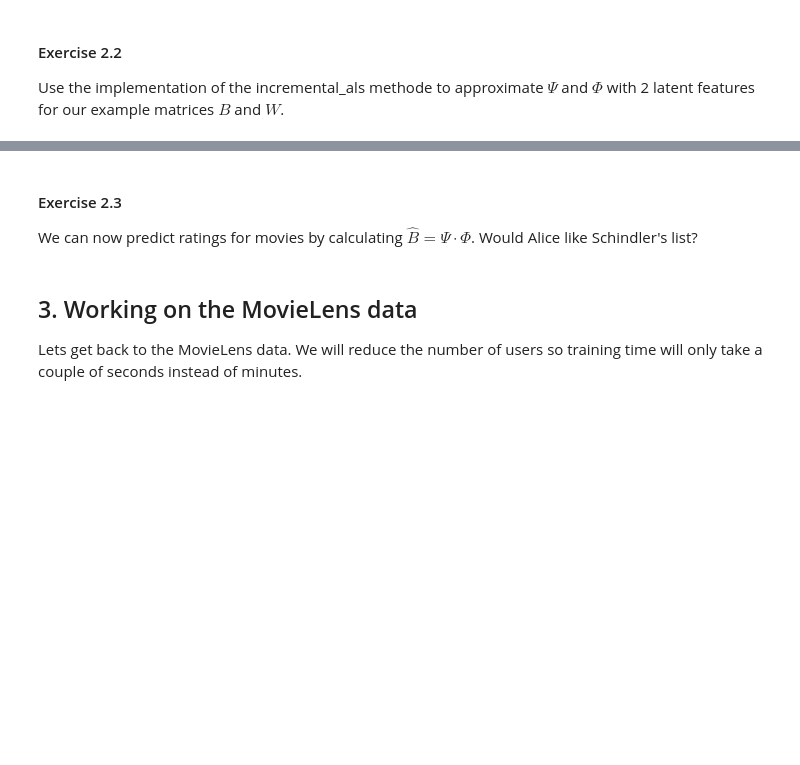
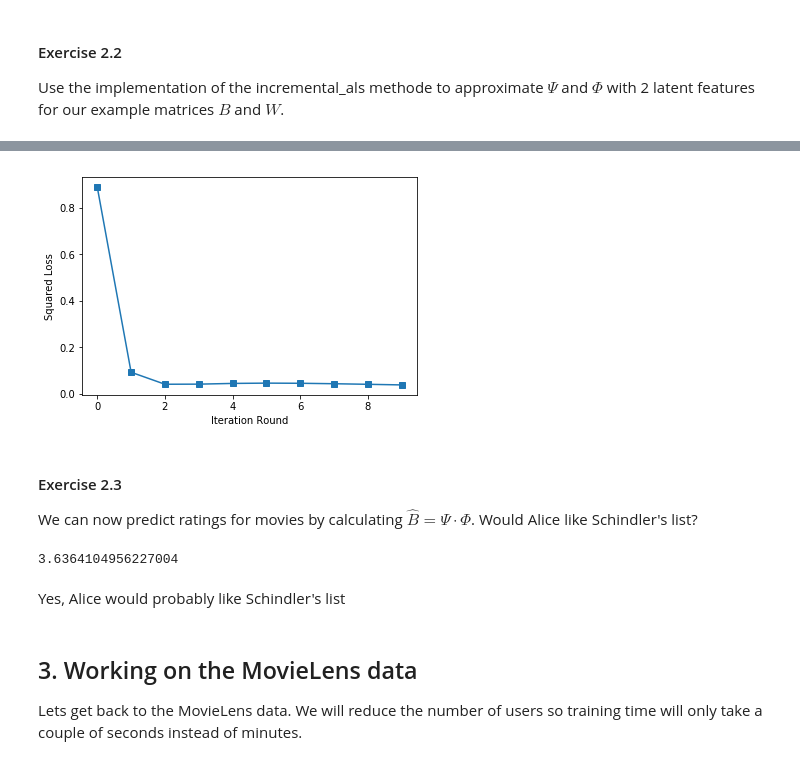
Before and after one commit to WGierke/master_programme, a Jupyter notebook: Intelligent_Data_Analysis_2/Exercise5/Recommender Systems.ipynb, the cells around one changed output, grey strips where cells are left out. Saved outputs shown, nothing was run; the diff lists cells and outputs as text; code cells hidden in the pictures; blank space fills up the shorter version.

```diff
--- a/Intelligent_Data_Analysis_2/Exercise5/Recommender Systems.ipynb
+++ b/Intelligent_Data_Analysis_2/Exercise5/Recommender Systems.ipynb
@@ -257,0 +270,3 @@ Use the implementation of the incremental_als methode to approximate $\Psi$ and
+# %%
+Psi, Phi = incremental_als(B, W, 2)
+# %% [output]
@@ -258,3 +283,4 @@ Use the implementation of the incremental_als methode to approximate $\Psi$ and
+[figure, added]
 # %% [markdown]
 #### Exercise 2.3
 We can now predict ratings for movies by calculating $\hat B = \Psi \cdot \Phi$. Would Alice like Schindler's list?
@@ -263,3 +287,9 @@ We can now predict ratings for movies by calculating $\hat B = \Psi \cdot \Phi$.
+# %%
+Psi.dot(Phi)[0, 3]
+# %% [output]
+3.6364104956227004
+# %% [markdown]
+Yes, Alice would probably like Schindler's list
 # %% [markdown]
 ## 3. Working on the MovieLens data
 
```
Also changed, not shown: parts of 24 cells of this notebook, 2 other files.
